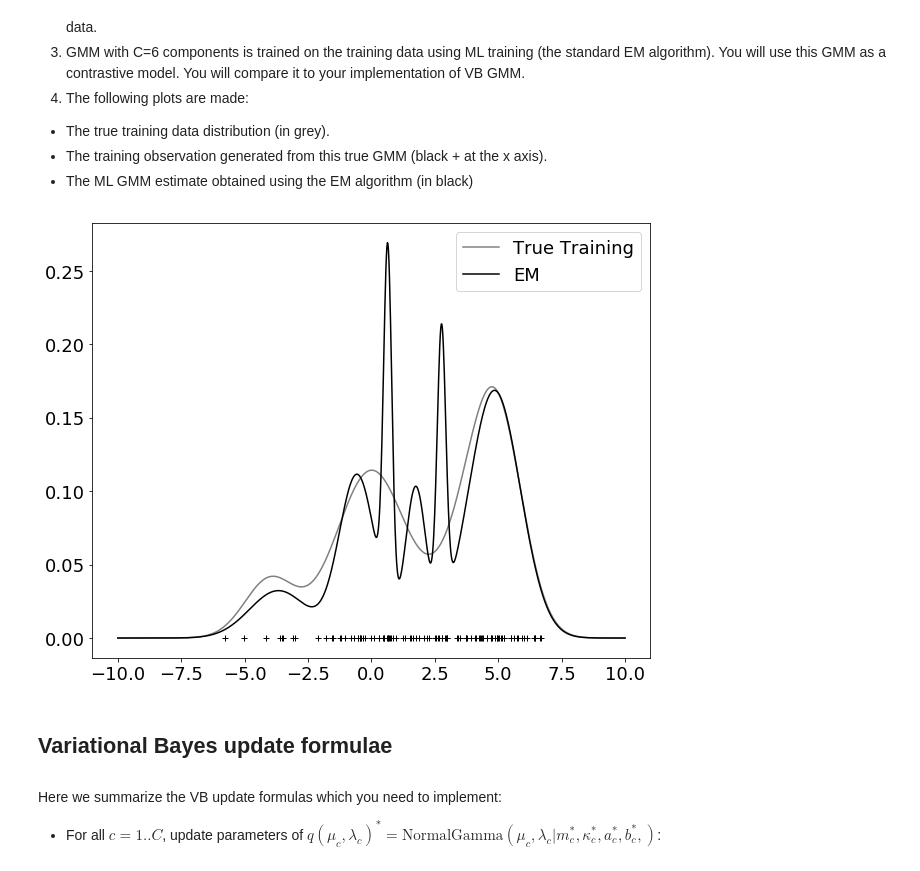
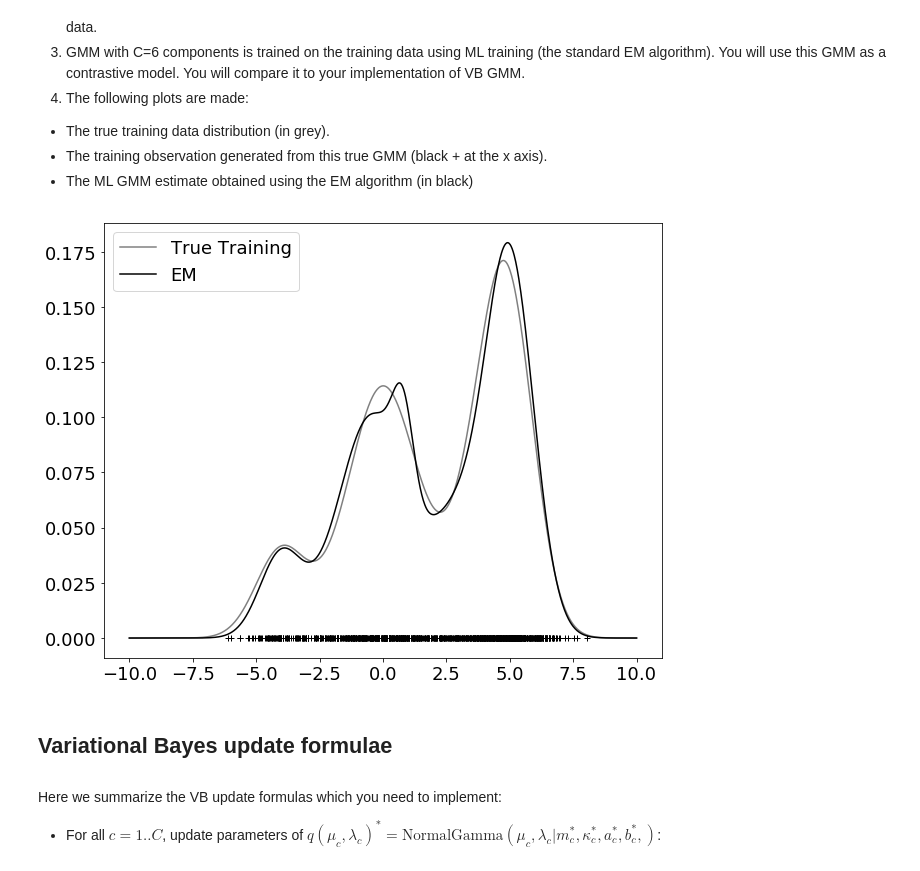
Before and after one commit to jbayardo/eci2017-bayesian-final, a Jupyter notebook: ECI2017_BayesianModels_Assignment.ipynb, the cells around one changed output. Cells and saved outputs as stored; diff of their text form; code cells hidden in the pictures.

```diff
--- a/ECI2017_BayesianModels_Assignment.ipynb
+++ b/ECI2017_BayesianModels_Assignment.ipynb
@@ -37,7 +37,7 @@ def GMM_rvs(N, mus, vars, pis):
     return sampled[np.arange(len(selector)), selector]
 
 # Parameters for generating training data
-generate = False                   # If false, we use the pre-seeded data
+generate = True                   # If false, we use the pre-seeded data
 mus_true = [-4.0, 0.0, 4.0, 5]    # Means
 vars_true = [1.0, 1.96, 1.44, 1]  # Variances
 pis_true = [0.1, 0.4, 0.2, 0.3]   # Categorical distribution probabilities
@@ -74,34 +74,34 @@ else:
     N = len(x)
 
 
 mus_ml = x[:C]                    # We choose few first observations as the initial means
 vars_ml = np.repeat(np.var(x), C) # Variances for all components are set to the global variance of the training data
 pis_ml = np.ones(C)/C             # All component weights are set to the same value 1/C
 # EM algorithm for ML GMM training
 for _ in range(1000):
     #E-step
     log_p_xz = sps.norm.logpdf(x[:,np.newaxis], mus_ml, np.sqrt(vars_ml)) + np.log(pis_ml)
     log_p_x  = logsumexp(log_p_xz, axis=1, keepdims=True)
     gammas = np.exp(log_p_xz - log_p_x)
 
     #M-step
     Nc = gammas.sum(axis=0)
     mus_ml  =  x.dot(gammas) / Nc
     vars_ml =  (x**2).dot(gammas) / Nc - mus_ml**2
     pis_ml  = Nc / Nc.sum()
 
 #4. Plot the true GMM, ML trained GMM and the observations
 true_GMM_pdf = GMM_pdf(srange, mus_true, vars_true, pis_true)
 ml_GMM_pdf  = GMM_pdf(srange, mus_ml, vars_ml, pis_ml)
 plt.plot(srange, true_GMM_pdf, 'gray', label='True Training')
 plt.plot(srange, ml_GMM_pdf, 'k', label='EM')
 plt.plot(x, np.zeros_like(x), '+k')
 plt.legend(loc='best')
 
 # We copy the ML-learned gammas into gammas0 because gammas will be overwritten later
 gammas0 = np.copy(gammas)
 # %% [output]
-[figure, old version]
+[figure, new version]
 # %% [markdown]
 ## Variational Bayes update formulae
 
```
Also changed, not shown: parts of 5 cells of this notebook, 5 other files.
